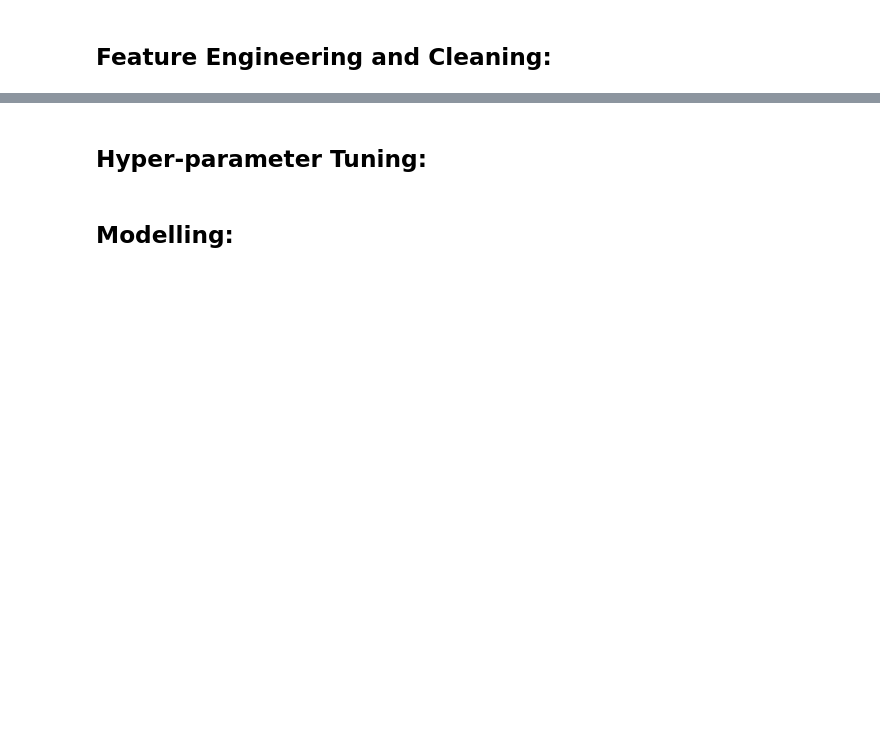
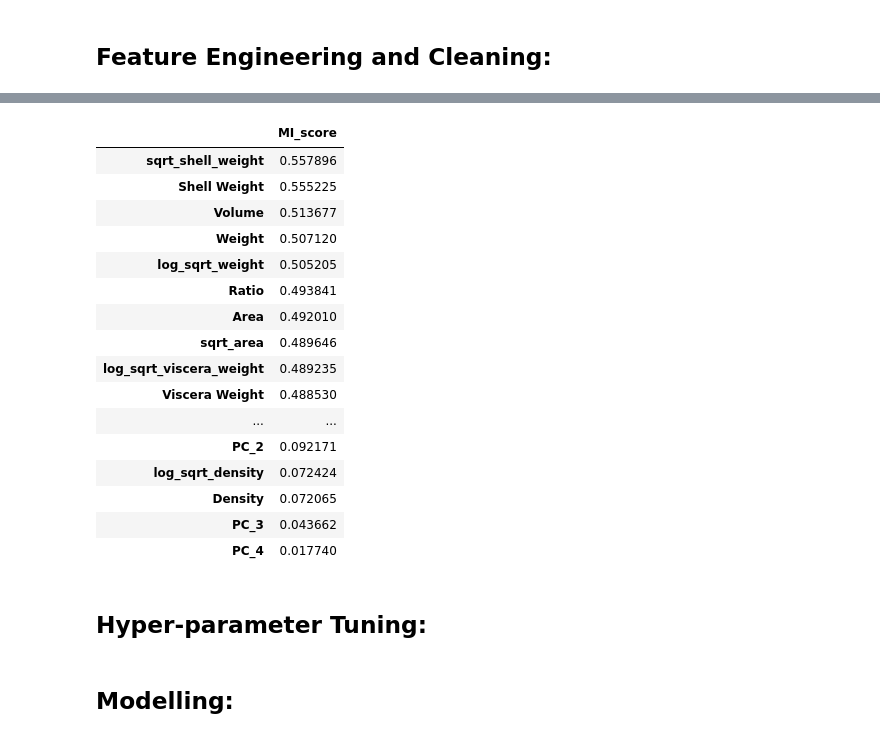
Before and after one commit to Evan-Callaghan/Kaggle, a Jupyter notebook: PlaygroundSeries/CrabAgePrediction/Untitled.ipynb, the cells around one changed output, grey strips where cells are left out. Saved outputs shown, nothing was run; the diff lists cells and outputs as text; code cells hidden in the pictures; blank space fills up the shorter version.

```diff
--- a/PlaygroundSeries/CrabAgePrediction/Untitled.ipynb
+++ b/PlaygroundSeries/CrabAgePrediction/Untitled.ipynb
@@ -80,11 +136,17 @@ train['Height'] = np.where(train['Height'] > 2, np.mean(train['Height']),
                            np.where(train['Height'] == 0, 0.29337*train['Length']-0.03826729, train['Height']))
 train['Volume'] = train['Length'] * train['Diameter'] * train['Height']
 train['Density'] = train['Weight'] / train['Volume']
+train['Ratio'] = train['Weight'] / (train['Diameter'] + 1e-8)
+train['Area'] = train['Length'] * train['Diameter']
+train['BMI'] = train['Weight'] / (train['Height']**2)
 
 test['Height'] = np.where(test['Height'] > 2, np.mean(test['Height']),
                            np.where(test['Height'] == 0, 0.29400666*test['Length']-0.03933592, test['Height']))
 test['Volume'] = test['Length'] * test['Diameter'] * test['Height']
 test['Density'] = test['Weight'] / test['Volume']
+test['Ratio'] = test['Weight'] / (test['Diameter'] + 1e-8)
+test['Area'] = test['Length'] * test['Diameter']
+test['BMI'] = test['Weight'] / (test['Height']**2)
 # %%
 ## Gender
 train['Male'] = np.where(train['Sex'] == 'M', 1, 0); train['Female'] = np.where(train['Sex'] == 'F', 1, 0)
@@ -110,3 +172,18 @@ test = pd.concat([test, X_test_pca], axis = 1)
 # %%
 train = train.drop(columns = ['Sex', 'Too Heavy'])
 test = test.drop(columns = ['Sex', 'Too Heavy'])
+# %%
+## Transformations
+train['log_sqrt_weight'] = np.log(np.sqrt(train['Weight']))
+train['log_sqrt_shucked_weight'] = np.log(np.sqrt(train['Shucked Weight']))
+train['log_sqrt_viscera_weight'] = np.log(np.sqrt(train['Viscera Weight']))
+train['sqrt_shell_weight'] = np.sqrt(train['Shell Weight'])
+train['sqrt_area'] = np.sqrt(train['Area'])
+train['log_sqrt_density'] = np.log(np.sqrt(train['Density']))
+
+test['log_sqrt_weight'] = np.log(np.sqrt(test['Weight']))
+test['log_sqrt_shucked_weight'] = np.log(np.sqrt(test['Shucked Weight']))
+test['log_sqrt_viscera_weight'] = np.log(np.sqrt(test['Viscera Weight']))
+test['sqrt_shell_weight'] = np.sqrt(test['Shell Weight'])
+test['sqrt_area'] = np.sqrt(test['Area'])
+test['log_sqrt_density'] = np.log(np.sqrt(test['Density']))
@@ -112,0 +201,27 @@ test = test.drop(columns = ['Sex', 'Too Heavy'])
+# %%
+mutual_df = train.drop(columns = ['Age', 'Male', 'Female'])
+y = train['Age']
+
+mutual_info = mutual_info_regression(mutual_df, y, random_state = 1)
+
+mutual_info = pd.Series(mutual_info)
+mutual_info.index = mutual_df.columns
+pd.DataFrame(mutual_info.sort_values(ascending=False), columns = ["MI_score"] ).style.background_gradient("cool")
+# %% [output]
+|  | MI_score |
+| sqrt_shell_weight | 0.557896 |
+| Shell Weight | 0.555225 |
+| Volume | 0.513677 |
+| Weight | 0.507120 |
+| log_sqrt_weight | 0.505205 |
+| Ratio | 0.493841 |
+| Area | 0.492010 |
+| sqrt_area | 0.489646 |
+| log_sqrt_viscera_weight | 0.489235 |
+| Viscera Weight | 0.488530 |
+| ... | ... |
+| PC_2 | 0.092171 |
+| log_sqrt_density | 0.072424 |
+| Density | 0.072065 |
+| PC_3 | 0.043662 |
+| PC_4 | 0.017740 |
```
Also changed, not shown: parts of 17 cells of this notebook.
